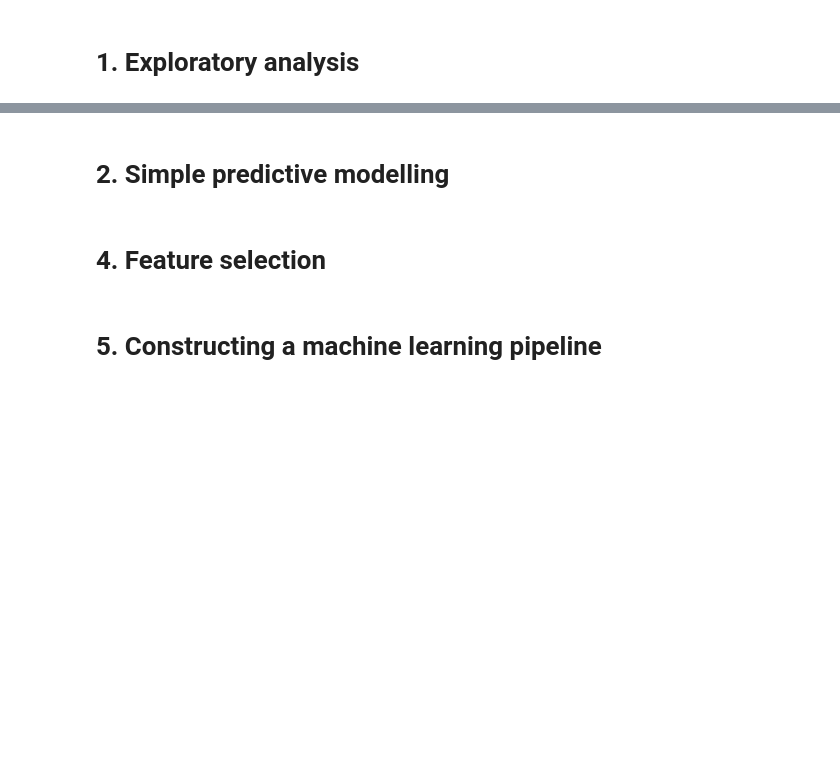
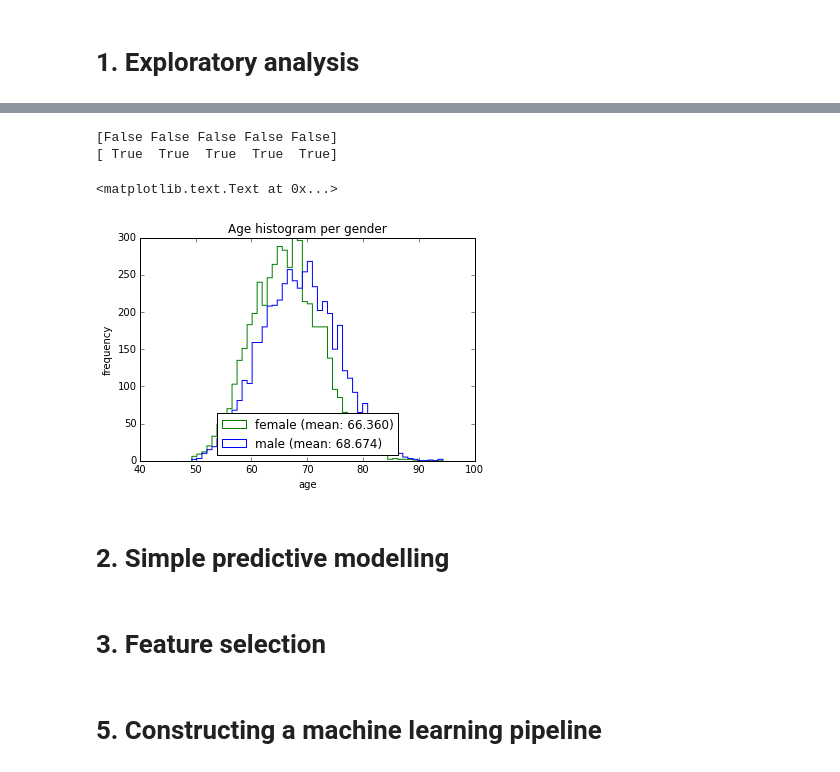
Before and after one commit to ioannispartalas/IBD4Health, a Jupyter notebook: ibd4health_diabetes.ipynb, the cells around one changed output, grey strips where cells are left out. Drawn from its saved outputs; the diff is of its cells as text; code cells hidden in the pictures; blank space fills up the shorter version.

```diff
--- a/ibd4health_diabetes.ipynb
+++ b/ibd4health_diabetes.ipynb
@@ -161,6 +293,30 @@ Drug volumes are categorized via codes of the anatomical therapeutic chemical (A
+# %%
+# create a mask to identify males and females in the data
+male = data[:, colidx['gender']] > 0
+female = np.invert(male)
+print(female[:5])
+print(male[:5])
+
+# create vectors of ages
+male_ages = data[male, ageidx]
+female_ages = data[female, ageidx]
+
+# plot histograms of age vectors
+plt.hist((male_ages, female_ages), bins=50, histtype='step')
+plt.xlabel('age')
+plt.ylabel('frequency')
+plt.legend(['female (mean: %1.3f)' % np.mean(female_ages),
+            'male (mean: %1.3f)' % np.mean(male_ages)],
+          loc='lower center')
+plt.title('Age histogram per gender')
+# %% [output]
+[False False False False False]
+[ True  True  True  True  True]
+<matplotlib.text.Text at 0x...>
+[figure, added]
 # %% [markdown]
 # 2. Simple predictive modelling
 # %% [markdown]
-# 4. Feature selection
+# 3. Feature selection
 # %% [markdown]
 # 5. Constructing a machine learning pipeline
```
Also changed, not shown: parts of 20 cells of this notebook, 2 other files.
